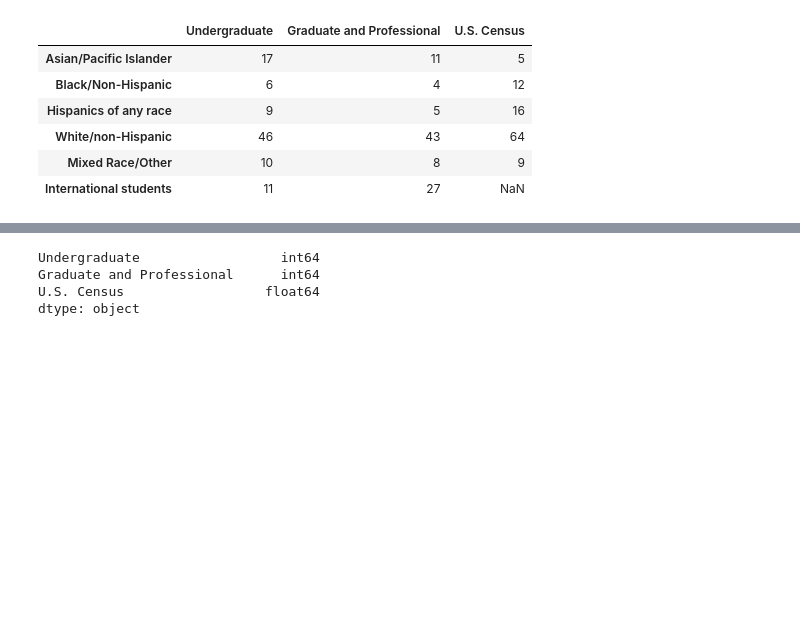
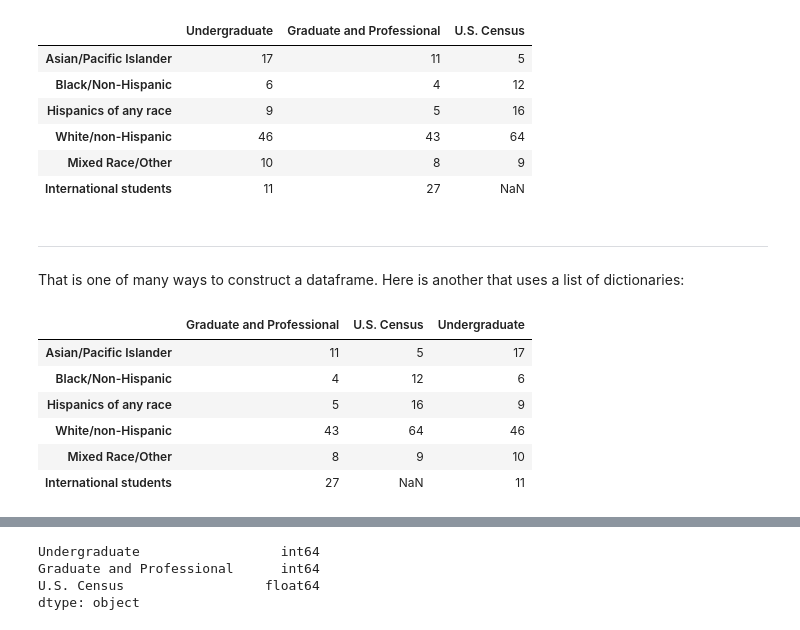
Before and after one commit to cs109/2015lab2, a Jupyter notebook: Lab2.ipynb, the cells around one changed output, grey strips where cells are left out. Cells and saved outputs as stored; diff of their text form; code cells hidden in the pictures; blank space fills up the shorter version.

Commit message:
Added more DataFrame constructors.

```diff
--- a/Lab2.ipynb
+++ b/Lab2.ipynb
@@ -635,0 +634,3 @@ index_dict
+# %%
+data_dicts = [{col: val for col, val in zip(columns, col_values)} for col_values in stacked_values]
+data_dicts
@@ -652,3 +676,17 @@ df
 | White/non-Hispanic | 46 | 43 | 64 |
 | Mixed Race/Other | 10 | 8 | 9 |
 | International students | 11 | 27 | NaN |
+# %% [markdown]
+---
+
+That is one of many ways to construct a dataframe. Here is another that uses a list of dictionaries:
+# %%
+pd.DataFrame(data_dicts, index=indexes)
+# %% [output]
+|  | Graduate and Professional | U.S. Census | Undergraduate |
+| Asian/Pacific Islander | 11 | 5 | 17 |
+| Black/Non-Hispanic | 4 | 12 | 6 |
+| Hispanics of any race | 5 | 16 | 9 |
+| White/non-Hispanic | 43 | 64 | 46 |
+| Mixed Race/Other | 8 | 9 | 10 |
+| International students | 27 | NaN | 11 |
```
Also changed, not shown: parts of 10 cells of this notebook.
